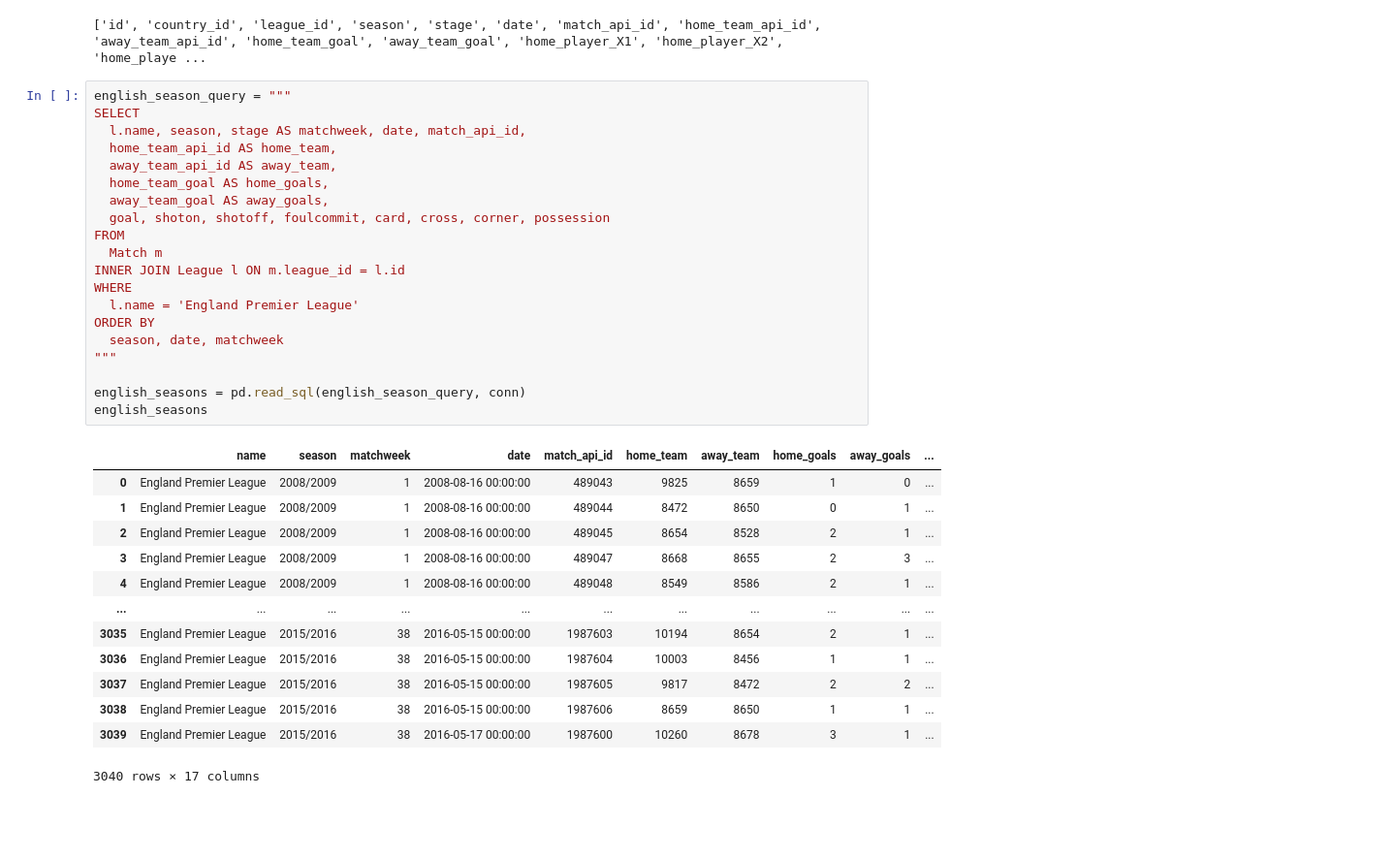
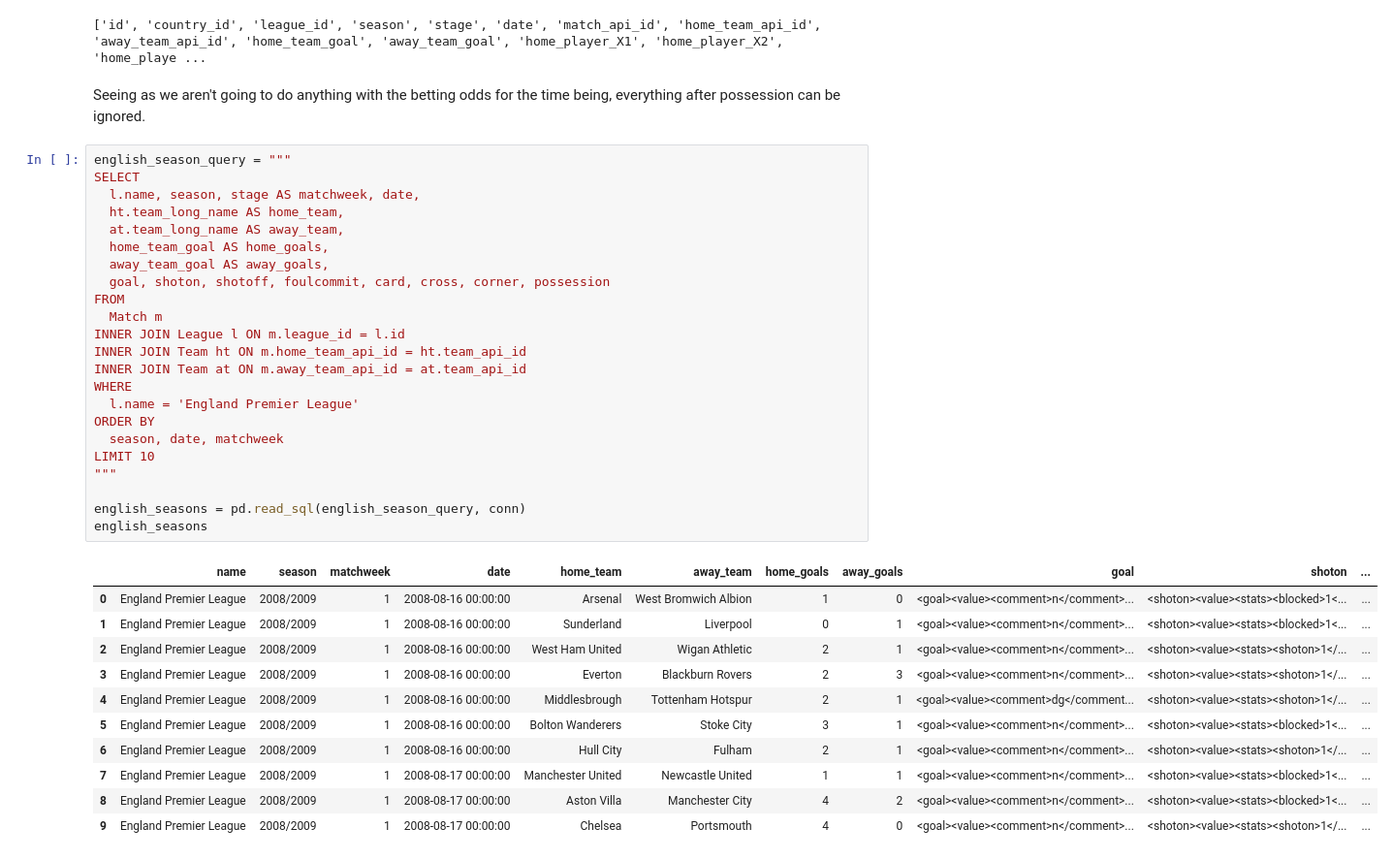
Before and after one commit to sage-gendron/Data-Projects, a Jupyter notebook: european-soccer-data-data-analysis.ipynb, the cells around one changed output. Shown at 97% size. Cells and saved outputs as stored; diff of their text form; blank space fills up the shorter version.

```diff
--- a/european-soccer-data-data-analysis.ipynb
+++ b/european-soccer-data-data-analysis.ipynb
@@ -256,37 +257,40 @@ cursor = conn.execute('SELECT * FROM Match LIMIT 1')
 print([description[0] for description in cursor.description])
 # %% [output]
 ['id', 'country_id', 'league_id', 'season', 'stage', 'date', 'match_api_id', 'home_team_api_id', 'away_team_api_id', 'home_team_goal', 'away_team_goal', 'home_player_X1', 'home_player_X2', 'home_playe ...
+# %% [markdown]
+Seeing as we aren't going to do anything with the betting odds for the time being, everything after possession can be ignored.
 # %%
 english_season_query = """
 SELECT
-  l.name, season, stage AS matchweek, date, match_api_id,
-  home_team_api_id AS home_team,
-  away_team_api_id AS away_team,
+  l.name, season, stage AS matchweek, date,
+  ht.team_long_name AS home_team,
+  at.team_long_name AS away_team,
   home_team_goal AS home_goals,
   away_team_goal AS away_goals,
   goal, shoton, shotoff, foulcommit, card, cross, corner, possession
 FROM
   Match m
 INNER JOIN League l ON m.league_id = l.id
+INNER JOIN Team ht ON m.home_team_api_id = ht.team_api_id
+INNER JOIN Team at ON m.away_team_api_id = at.team_api_id
 WHERE
   l.name = 'England Premier League'
 ORDER BY
   season, date, matchweek
+LIMIT 10
 """
 
 english_seasons = pd.read_sql(english_season_query, conn)
 english_seasons
 # %% [output]
-|  | name | season | matchweek | date | match_api_id | home_team | away_team | home_goals | away_goals | ... |
-| 0 | England Premier League | 2008/2009 | 1 | 2008-08-16 00:00:00 | 489043 | 9825 | 8659 | 1 | 0 | ... |
-| 1 | England Premier League | 2008/2009 | 1 | 2008-08-16 00:00:00 | 489044 | 8472 | 8650 | 0 | 1 | ... |
-| 2 | England Premier League | 2008/2009 | 1 | 2008-08-16 00:00:00 | 489045 | 8654 | 8528 | 2 | 1 | ... |
-| 3 | England Premier League | 2008/2009 | 1 | 2008-08-16 00:00:00 | 489047 | 8668 | 8655 | 2 | 3 | ... |
-| 4 | England Premier League | 2008/2009 | 1 | 2008-08-16 00:00:00 | 489048 | 8549 | 8586 | 2 | 1 | ... |
-| ... | ... | ... | ... | ... | ... | ... | ... | ... | ... | ... |
-| 3035 | England Premier League | 2015/2016 | 38 | 2016-05-15 00:00:00 | 1987603 | 10194 | 8654 | 2 | 1 | ... |
-| 3036 | England Premier League | 2015/2016 | 38 | 2016-05-15 00:00:00 | 1987604 | 10003 | 8456 | 1 | 1 | ... |
-| 3037 | England Premier League | 2015/2016 | 38 | 2016-05-15 00:00:00 | 1987605 | 9817 | 8472 | 2 | 2 | ... |
-| 3038 | England Premier League | 2015/2016 | 38 | 2016-05-15 00:00:00 | 1987606 | 8659 | 8650 | 1 | 1 | ... |
-| 3039 | England Premier League | 2015/2016 | 38 | 2016-05-17 00:00:00 | 1987600 | 10260 | 8678 | 3 | 1 | ... |
+|  | name | season | matchweek | date | home_team | away_team | home_goals | away_goals | goal | shoton | ... |
+| 0 | England Premier League | 2008/2009 | 1 | 2008-08-16 00:00:00 | Arsenal | West Bromwich Albion | 1 | 0 | <goal><value><comment>n</comment>... | <shoton><value><stats><blocked>1<... | ... |
+| 1 | England Premier League | 2008/2009 | 1 | 2008-08-16 00:00:00 | Sunderland | Liverpool | 0 | 1 | <goal><value><comment>n</comment>... | <shoton><value><stats><blocked>1<... | ... |
+| 2 | England Premier League | 2008/2009 | 1 | 2008-08-16 00:00:00 | West Ham United | Wigan Athletic | 2 | 1 | <goal><value><comment>n</comment>... | <shoton><value><stats><shoton>1</... | ... |
+| 3 | England Premier League | 2008/2009 | 1 | 2008-08-16 00:00:00 | Everton | Blackburn Rovers | 2 | 3 | <goal><value><comment>n</comment>... | <shoton><value><stats><shoton>1</... | ... |
+| 4 | England Premier League | 2008/2009 | 1 | 2008-08-16 00:00:00 | Middlesbrough | Tottenham Hotspur | 2 | 1 | <goal><value><comment>dg</comment... | <shoton><value><stats><shoton>1</... | ... |
+| 5 | England Premier League | 2008/2009 | 1 | 2008-08-16 00:00:00 | Bolton Wanderers | Stoke City | 3 | 1 | <goal><value><comment>n</comment>... | <shoton><value><stats><blocked>1<... | ... |
+| 6 | England Premier League | 2008/2009 | 1 | 2008-08-16 00:00:00 | Hull City | Fulham | 2 | 1 | <goal><value><comment>n</comment>... | <shoton><value><stats><shoton>1</... | ... |
+| 7 | England Premier League | 2008/2009 | 1 | 2008-08-17 00:00:00 | Manchester United | Newcastle United | 1 | 1 | <goal><value><comment>n</comment>... | <shoton><value><stats><blocked>1<... | ... |
+| 8 | England Premier League | 2008/2009 | 1 | 2008-08-17 00:00:00 | Aston Villa | Manchester City | 4 | 2 | <goal><value><comment>n</comment>... | <shoton><value><stats><blocked>1<... | ... |
+| 9 | England Premier League | 2008/2009 | 1 | 2008-08-17 00:00:00 | Chelsea | Portsmouth | 4 | 0 | <goal><value><comment>n</comment>... | <shoton><value><stats><shoton>1</... | ... |
-3040 rows × 17 columns
```
Also changed, not shown: parts of 5 cells of this notebook.
